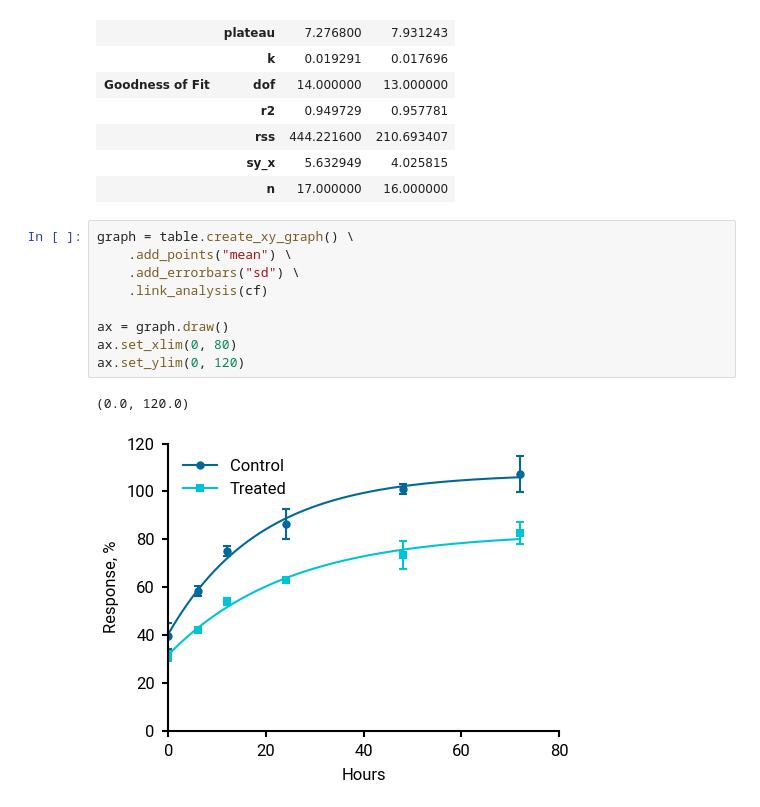
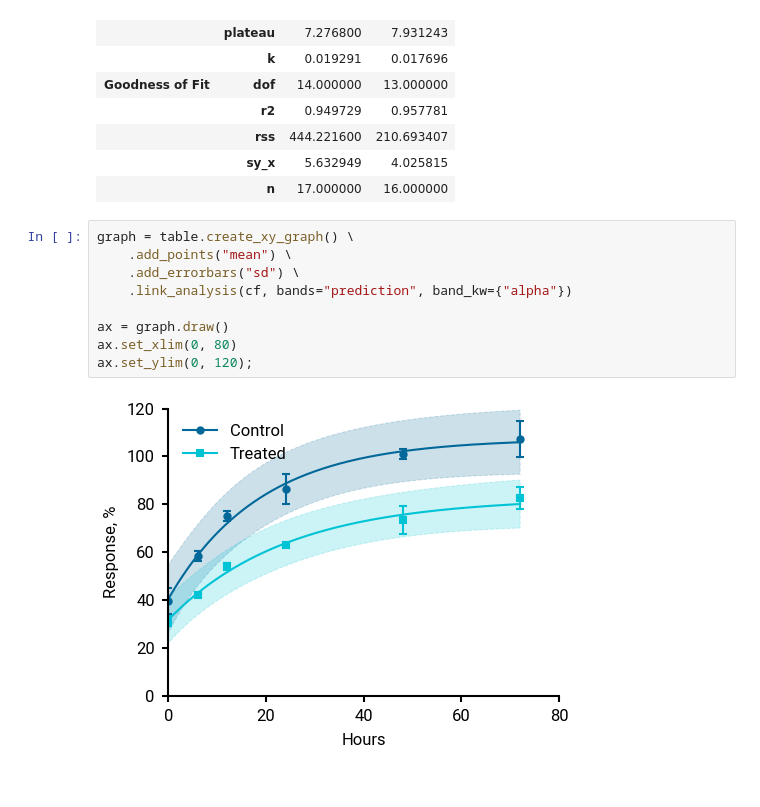
Before and after one commit to leonard-lenny-lee/scigraph, a Jupyter notebook: examples/xy.ipynb, the cells around one changed output. Drawn from its saved outputs; the diff is of its cells as text.

Commit message:
Implement the delta method for confidence bands

```diff
--- a/examples/xy.ipynb
+++ b/examples/xy.ipynb
@@ -52,12 +52,11 @@ cf.analyze()
 # %%
 graph = table.create_xy_graph() \
     .add_points("mean") \
     .add_errorbars("sd") \
-    .link_analysis(cf)
+    .link_analysis(cf, bands="prediction", band_kw={"alpha"})
 
 ax = graph.draw()
 ax.set_xlim(0, 80)
-ax.set_ylim(0, 120)
+ax.set_ylim(0, 120);
 # %% [output]
-(0.0, 120.0)
-[figure, old version]
+[figure, new version]
```
Also changed, not shown: 4 other files.
